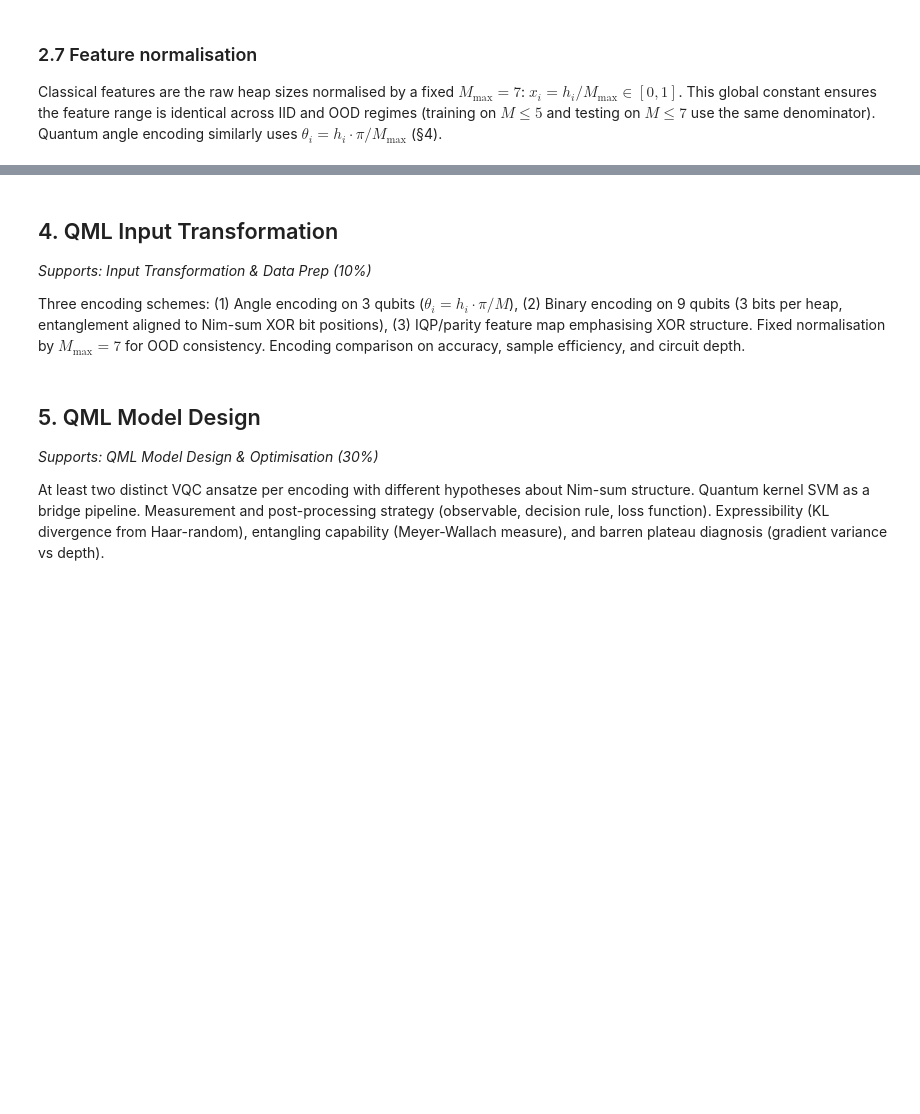
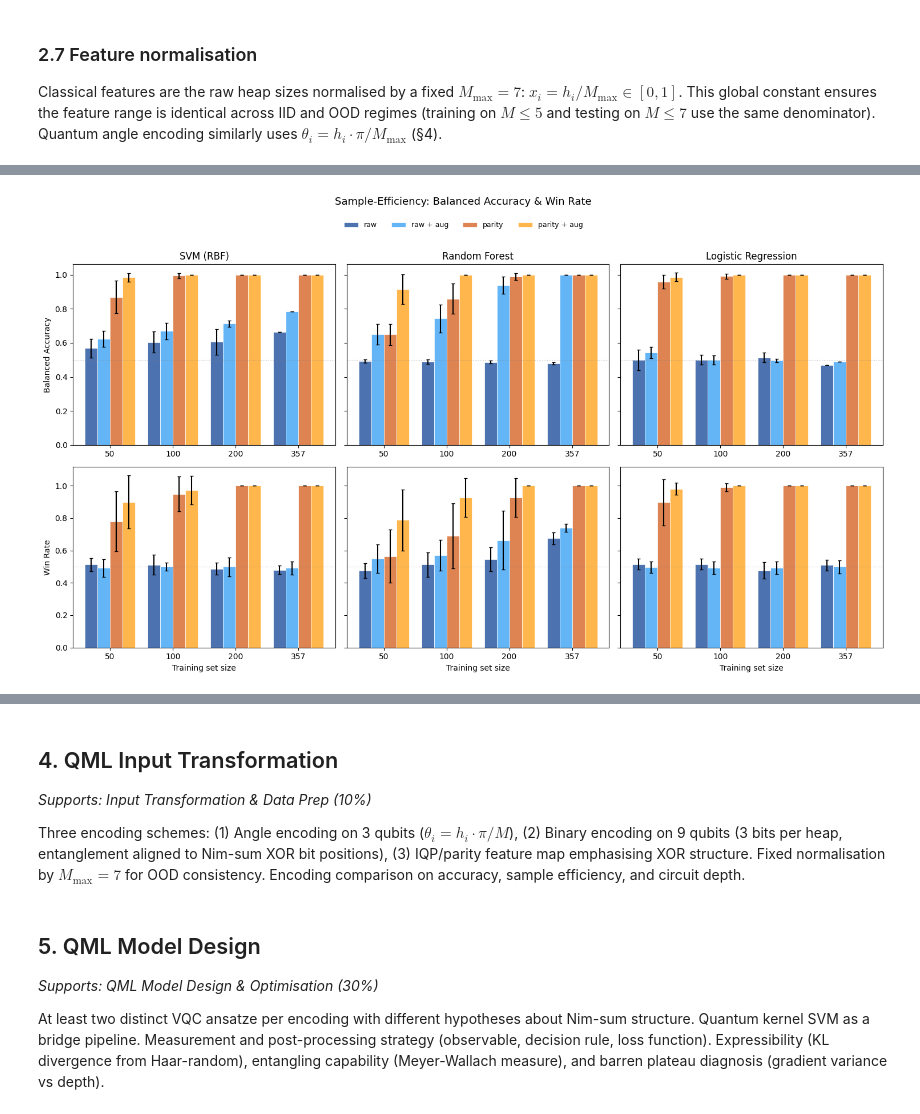
Before and after one commit to gelbh/comp47950-qml-project, a Jupyter notebook: notebooks/qml_project.ipynb, the cells around one changed output, grey strips where cells are left out. Cells and saved outputs as stored; diff of their text form; code cells hidden in the pictures; blank space fills up the shorter version.

```diff
--- a/notebooks/qml_project.ipynb
+++ b/notebooks/qml_project.ipynb
@@ -283,0 +570,17 @@ Three classifiers (SVM with RBF kernel, Random Forest, Logistic Regression) with
+# %%
+iid_df = iid_sweep.to_dataframe()
+iid_summary = iid_sweep.summary()
+
+display_cols = [
+    "model", "feature_set", "symmetry", "train_size",
+    "balanced_accuracy_mean", "balanced_accuracy_std",
+    "mcc_mean", "mcc_std",
+    "win_rate_mean", "win_rate_std",
+]
+summary_display = iid_summary[display_cols].copy()
+for col in ["balanced_accuracy_mean", "balanced_accuracy_std", "mcc_mean", "mcc_std",
+             "win_rate_mean", "win_rate_std"]:
+    summary_display[col] = summary_display[col].round(3)
+
+pd.set_option("display.max_rows", None)
+summary_display
@@ -283,0 +609,62 @@ Three classifiers (SVM with RBF kernel, Random Forest, Logistic Regression) with
+# %%
+models = ["SVM (RBF)", "Random Forest", "Logistic Regression"]
+configs = [
+    ("raw", "none"),
+    ("raw", "augmented"),
+    ("parity", "none"),
+    ("parity", "augmented"),
+]
+config_labels = ["raw", "raw + aug", "parity", "parity + aug"]
+config_colors = ["#4c72b0", "#64b5f6", "#dd8452", "#ffb74d"]
+metrics = [
+    ("balanced_accuracy", "Balanced Accuracy"),
+    ("win_rate", "Win Rate"),
+]
+
+train_sizes = sorted(iid_df["train_size"].unique())
+n_sizes = len(train_sizes)
+n_bars = len(configs)
+bar_width = 0.8 / n_bars
+
+fig, axes = plt.subplots(len(metrics), len(models), figsize=(15, 8),
+                         sharey="row")
+
+for row, (metric, metric_label) in enumerate(metrics):
+    for col, model in enumerate(models):
+        ax = axes[row, col]
+        for b, ((fs, sym), label, color) in enumerate(
+            zip(configs, config_labels, config_colors)
+        ):
+            mask = (
+                (iid_df["model"] == model)
+                & (iid_df["feature_set"] == fs)
+                & (iid_df["symmetry"] == sym)
+            )
+            grouped = iid_df[mask].groupby("train_size")[metric].agg(["mean", "std"])
+            grouped = grouped.reindex(train_sizes)
+            x = np.arange(n_sizes) + b * bar_width
+            ax.bar(
+                x, grouped["mean"], bar_width,
+                yerr=grouped["std"], label=label if (row == 0 and col == 0) else None,
+                color=color, capsize=2, edgecolor="white", linewidth=0.5,
+            )
+        ax.set_xticks(np.arange(n_sizes) + bar_width * (n_bars - 1) / 2)
+        ax.set_xticklabels(train_sizes)
+        ax.axhline(0.5, color="grey", linestyle=":", alpha=0.5, linewidth=0.8)
+        if row == len(metrics) - 1:
+            ax.set_xlabel("Training set size")
+        if col == 0:
+            ax.set_ylabel(metric_label)
+        if row == 0:
+            ax.set_title(model)
+
+fig.legend(
+    *axes[0, 0].get_legend_handles_labels(),
+    loc="upper center", ncol=n_bars, frameon=False,
+    bbox_to_anchor=(0.5, 1.02), fontsize=9,
+)
+fig.suptitle("Sample-Efficiency: Balanced Accuracy & Win Rate", y=1.06, fontsize=13)
+plt.tight_layout()
+plt.show()
+# %% [output]
+[figure, added]
```
Also changed, not shown: parts of 40 cells of this notebook.
